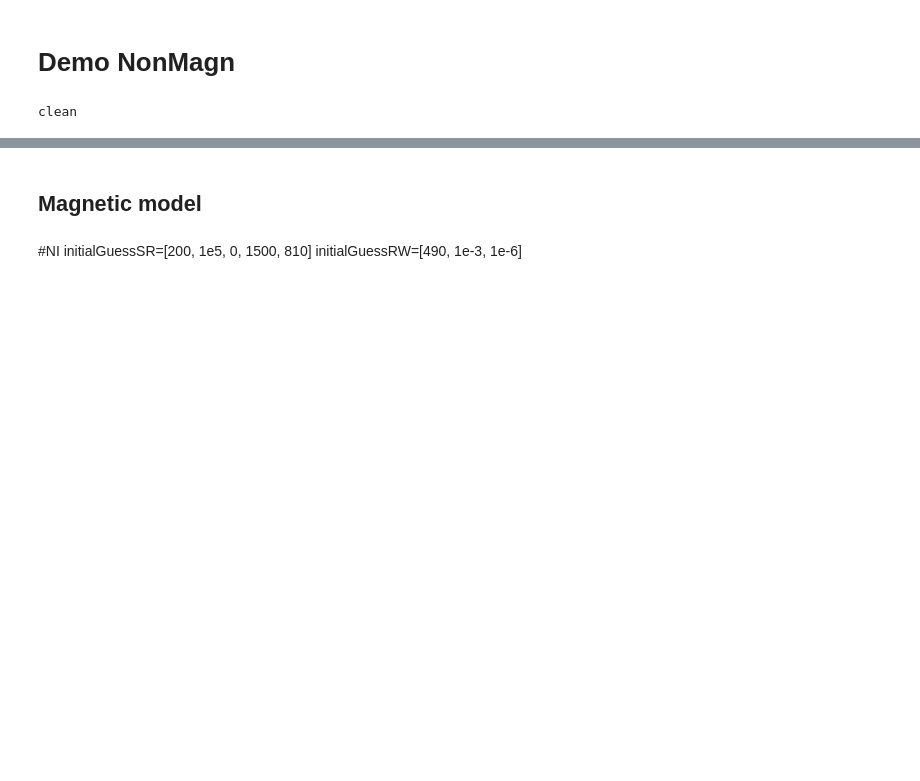
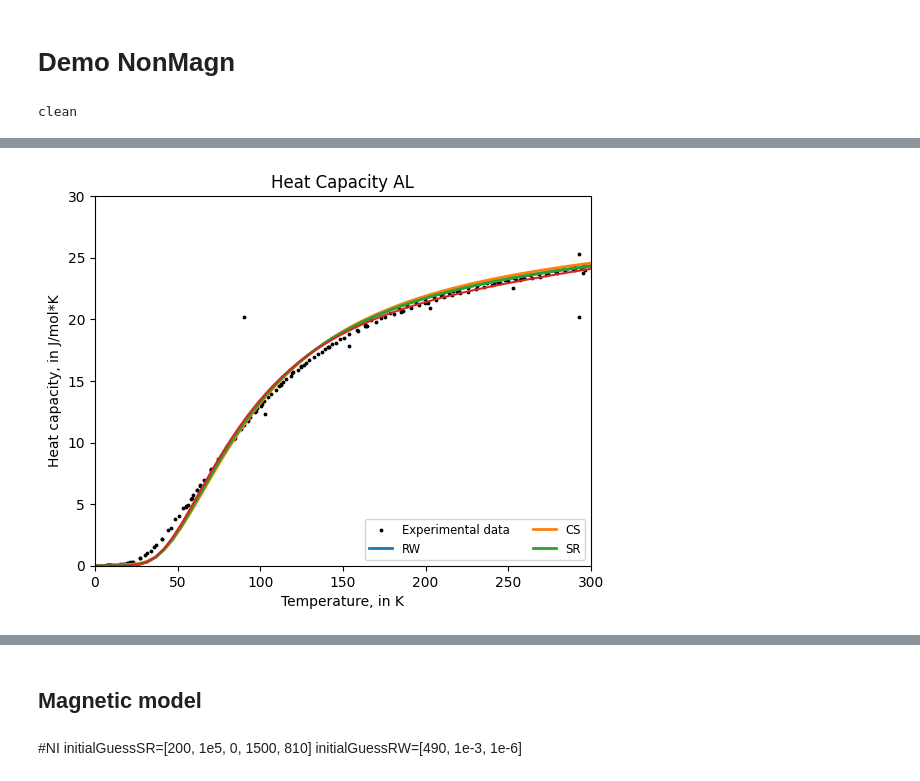
Before and after one commit to amr8004/PureElementPRL, a Jupyter notebook: PEM_CALPHAD_CONFv2.ipynb, the cells around one changed output, grey strips where cells are left out. Saved outputs shown, nothing was run; the diff lists cells and outputs as text; code cells hidden in the pictures; blank space fills up the shorter version.

```diff
--- a/PEM_CALPHAD_CONFv2.ipynb
+++ b/PEM_CALPHAD_CONFv2.ipynb
@@ -122,3 +147,19 @@ plt.show()
+# %%
+Cp_irena=SRModelE(T_range,*fit_paramsir)
+plt.scatter(dataset.Temp, dataset.Cp, color='k', s=3)
+plt.plot(T_range,CpResRW,linewidth=2)
+plt.plot(T_range,CpResCS,linewidth=2)
+plt.plot(T_range, CpResSre,linewidth=2)
+plt.plot(T_range,Cp_irena)
+plt.xlim(0,300)
+plt.ylim(0,30)
+plt.xlabel("Temperature, in K")
+plt.ylabel("Heat capacity, in J/mol*K")
+plt.legend(['Experimental data','RW','CS','SR'],ncol=2, fontsize='small', loc='lower right')
+plt.title('Heat Capacity '+ RTDB_globals['element'][0])
+plt.show()
+# %% [output]
+[figure, added]
 # %%
 HCS298=pype.HTCSM(298.15,CSa,CSb)+pype.HEin(CSE,298.15)#+pype.HM(T_range)[29]
 HSR298=pype.HTBCM(298.15,RTDB_globals['k1_final'], RTDB_globals['k2_final'], RTDB_globals['alfa_final'], RTDB_globals['g_final'])+pype.HEin(SRE,298.15)#+pype.HM(T_range)[149]
```
Also changed, not shown: parts of 20 cells of this notebook, 16 other files.
